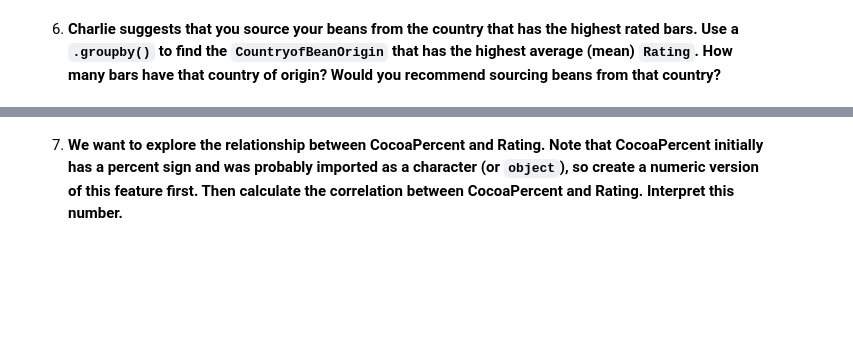
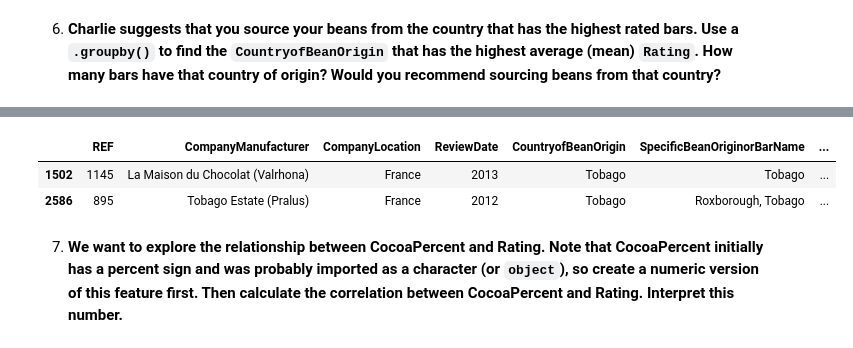
Before and after one commit to chrismji/Datasci-and-Ai-in-Bus, a Jupyter notebook: hw1.ipynb, the cells around one changed output, grey strips where cells are left out. Cells and saved outputs as stored; diff of their text form; code cells hidden in the pictures; blank space fills up the shorter version.

```diff
--- a/hw1.ipynb
+++ b/hw1.ipynb
@@ -115,2 +174,10 @@ dtype: int64
+# %%
+df[df['CountryofBeanOrigin'] == 'Tobago']
+# not enough, clearly
+# I would NOT source from Tobago
+# %% [output]
+|  | REF | CompanyManufacturer | CompanyLocation | ReviewDate | CountryofBeanOrigin | SpecificBeanOriginorBarName | ... |
+| 1502 | 1145 | La Maison du Chocolat (Valrhona) | France | 2013 | Tobago | Tobago | ... |
+| 2586 | 895 | Tobago Estate (Pralus) | France | 2012 | Tobago | Roxborough, Tobago | ... |
 # %% [markdown]
 7.  **We want to explore the relationship between CocoaPercent and Rating.  Note that CocoaPercent initially has a percent sign and was probably imported as a character (or `object`), so create a numeric version of this feature first.   Then calculate the correlation between CocoaPercent and Rating.   Interpret this number.**
```
Also changed, not shown: parts of 14 cells of this notebook.
